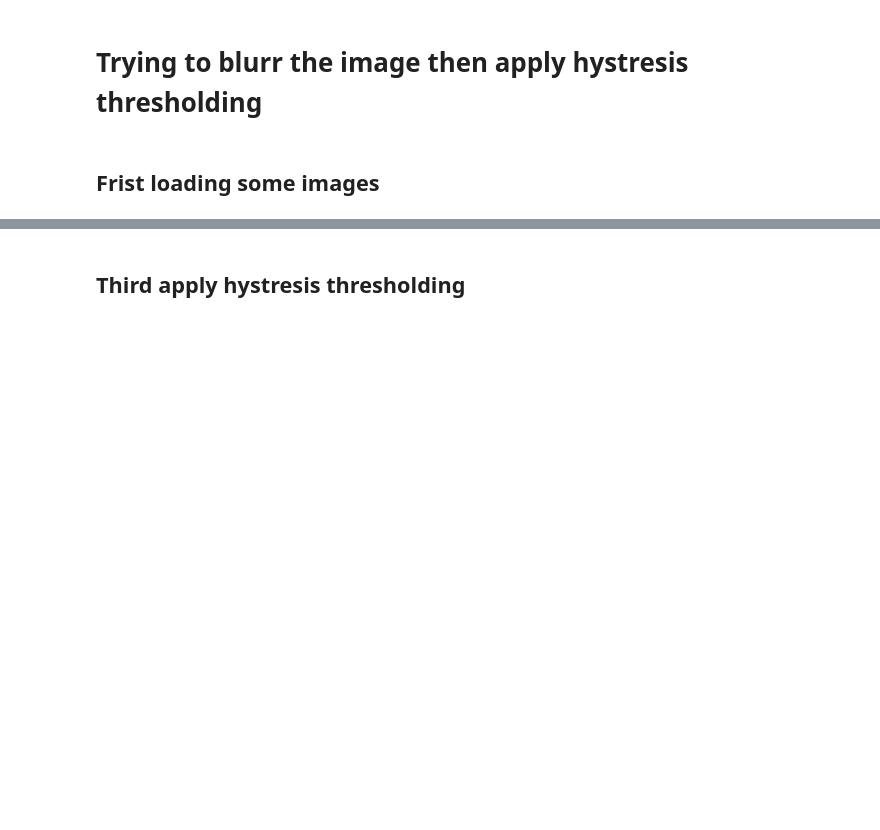
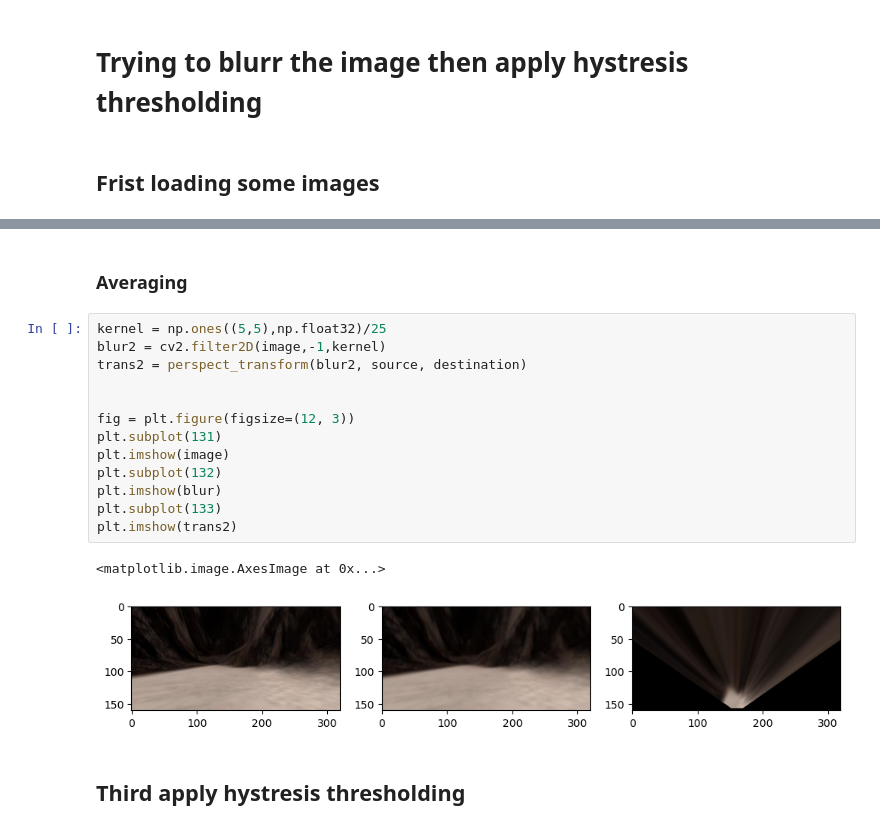
Before and after one commit to Zakaria-Madkour/Computer-Vision-, a Jupyter notebook: code/Pipeline_Stages.ipynb, the cells around one changed output, grey strips where cells are left out. Saved outputs shown, nothing was run; the diff lists cells and outputs as text; blank space fills up the shorter version.

```diff
--- a/code/Pipeline_Stages.ipynb
+++ b/code/Pipeline_Stages.ipynb
@@ -249,3 +265,21 @@ plt.imshow(blur)
+# %% [markdown]
+### Averaging
+# %%
+kernel = np.ones((5,5),np.float32)/25
+blur2 = cv2.filter2D(image,-1,kernel)
+trans2 = perspect_transform(blur2, source, destination)
+
+
+fig = plt.figure(figsize=(12, 3))
+plt.subplot(131)
+plt.imshow(image)
+plt.subplot(132)
+plt.imshow(blur)
+plt.subplot(133)
+plt.imshow(trans2)
+# %% [output]
+<matplotlib.image.AxesImage at 0x...>
+[figure, added]
 # %% [markdown]
 ## Third apply hystresis thresholding
 # %%
```
Also changed, not shown: parts of 24 cells of this notebook.
